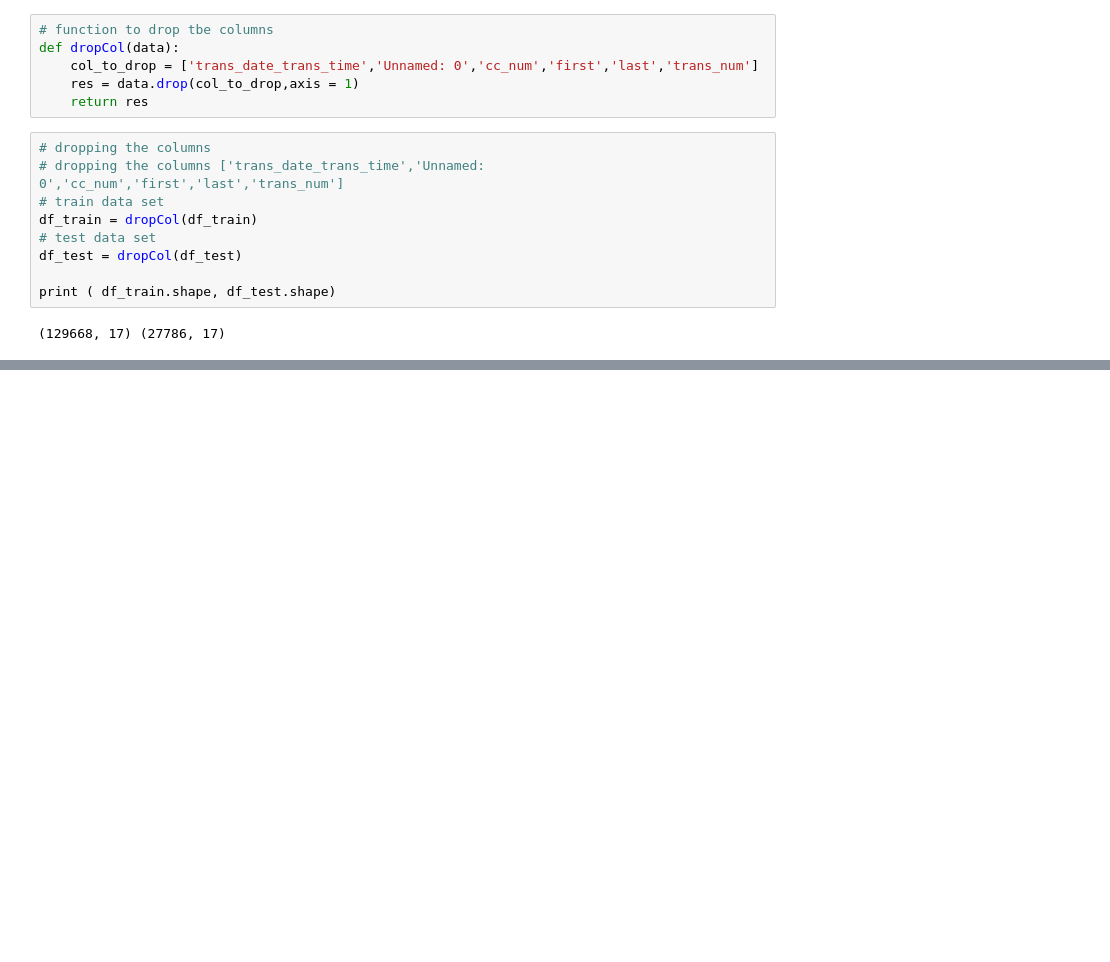
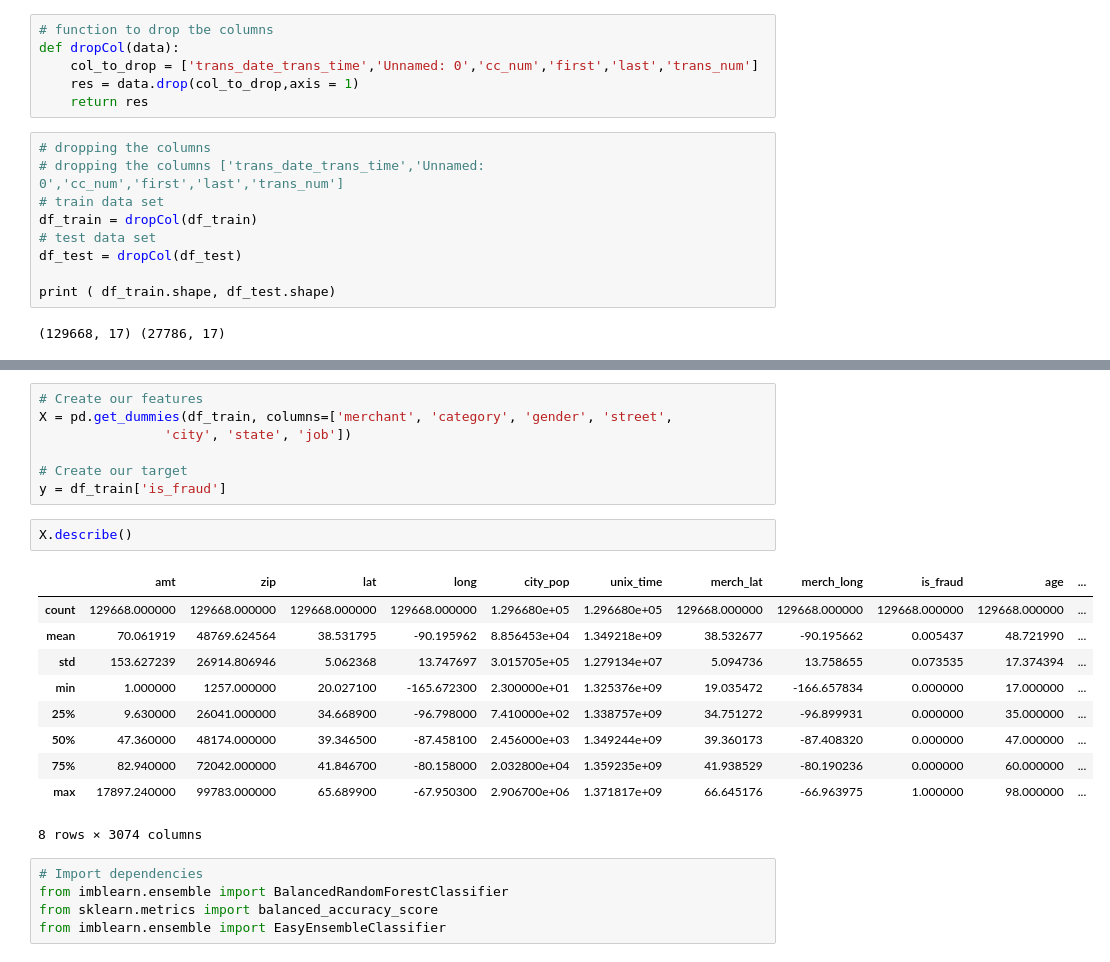
Before and after one commit to Charmiece/Final-Project---CreditCard-Fraud, a Jupyter notebook: Final_Project.ipynb, the cells around one changed output, grey strips where cells are left out. Drawn from its saved outputs; the diff is of its cells as text; blank space fills up the shorter version.

```diff
--- a/Final_Project.ipynb
+++ b/Final_Project.ipynb
@@ -266,0 +291,25 @@ ValueError: ignored
+# %%
+# Create our features
+X = pd.get_dummies(df_train, columns=['merchant', 'category', 'gender', 'street',
+                'city', 'state', 'job'])
+
+# Create our target
+y = df_train['is_fraud']
+# %%
+X.describe()
+# %% [output]
+|  | amt | zip | lat | long | city_pop | unix_time | merch_lat | merch_long | is_fraud | age | ... |
+| count | 129668.000000 | 129668.000000 | 129668.000000 | 129668.000000 | 1.296680e+05 | 1.296680e+05 | 129668.000000 | 129668.000000 | 129668.000000 | 129668.000000 | ... |
+| mean | 70.061919 | 48769.624564 | 38.531795 | -90.195962 | 8.856453e+04 | 1.349218e+09 | 38.532677 | -90.195662 | 0.005437 | 48.721990 | ... |
+| std | 153.627239 | 26914.806946 | 5.062368 | 13.747697 | 3.015705e+05 | 1.279134e+07 | 5.094736 | 13.758655 | 0.073535 | 17.374394 | ... |
+| min | 1.000000 | 1257.000000 | 20.027100 | -165.672300 | 2.300000e+01 | 1.325376e+09 | 19.035472 | -166.657834 | 0.000000 | 17.000000 | ... |
+| 25% | 9.630000 | 26041.000000 | 34.668900 | -96.798000 | 7.410000e+02 | 1.338757e+09 | 34.751272 | -96.899931 | 0.000000 | 35.000000 | ... |
+| 50% | 47.360000 | 48174.000000 | 39.346500 | -87.458100 | 2.456000e+03 | 1.349244e+09 | 39.360173 | -87.408320 | 0.000000 | 47.000000 | ... |
+| 75% | 82.940000 | 72042.000000 | 41.846700 | -80.158000 | 2.032800e+04 | 1.359235e+09 | 41.938529 | -80.190236 | 0.000000 | 60.000000 | ... |
+| max | 17897.240000 | 99783.000000 | 65.689900 | -67.950300 | 2.906700e+06 | 1.371817e+09 | 66.645176 | -66.963975 | 1.000000 | 98.000000 | ... |
+8 rows × 3074 columns
+# %%
+# Import dependencies
+from imblearn.ensemble import BalancedRandomForestClassifier
+from sklearn.metrics import balanced_accuracy_score
+from imblearn.ensemble import EasyEnsembleClassifier
```
Also changed, not shown: parts of 17 cells of this notebook.
